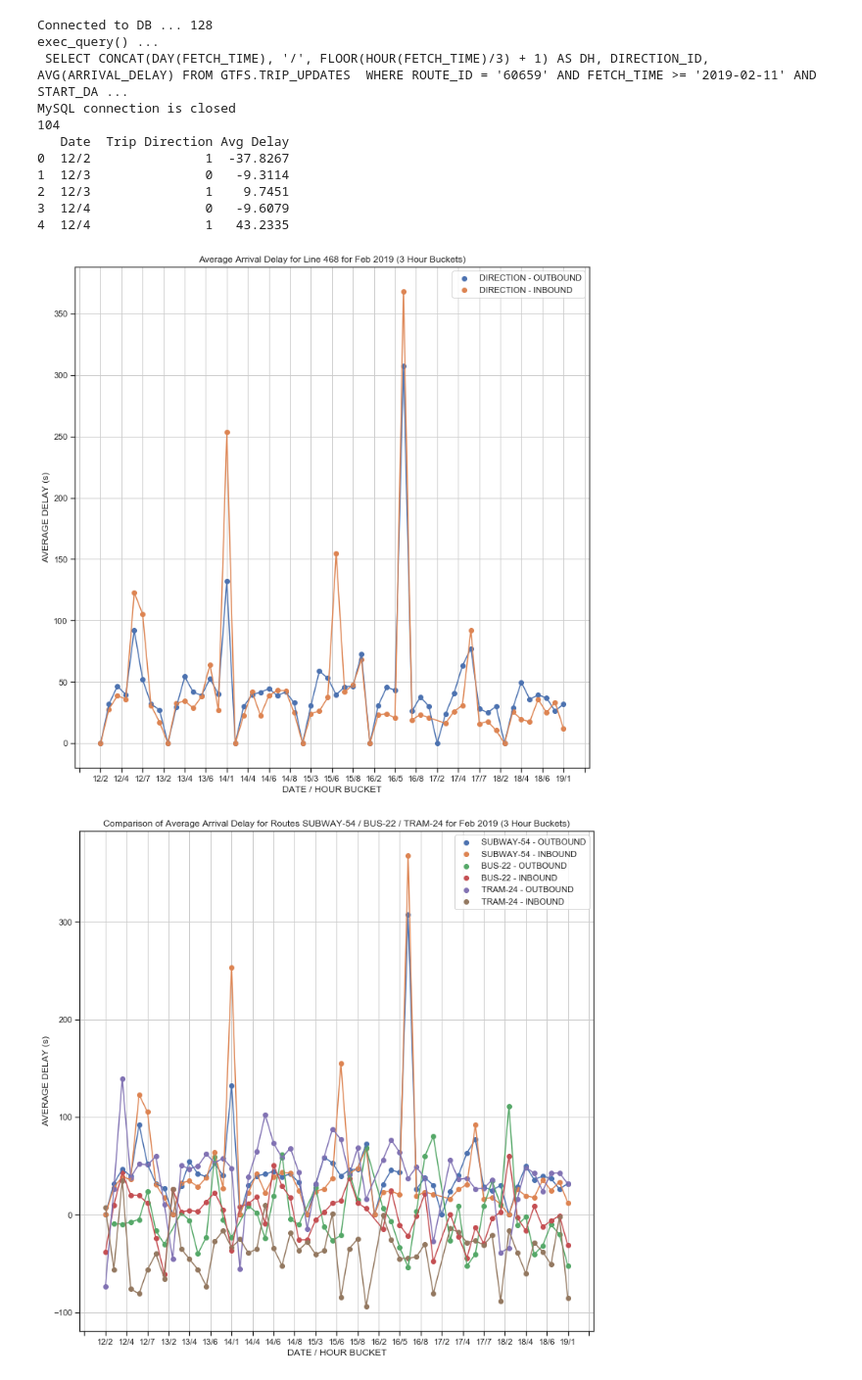
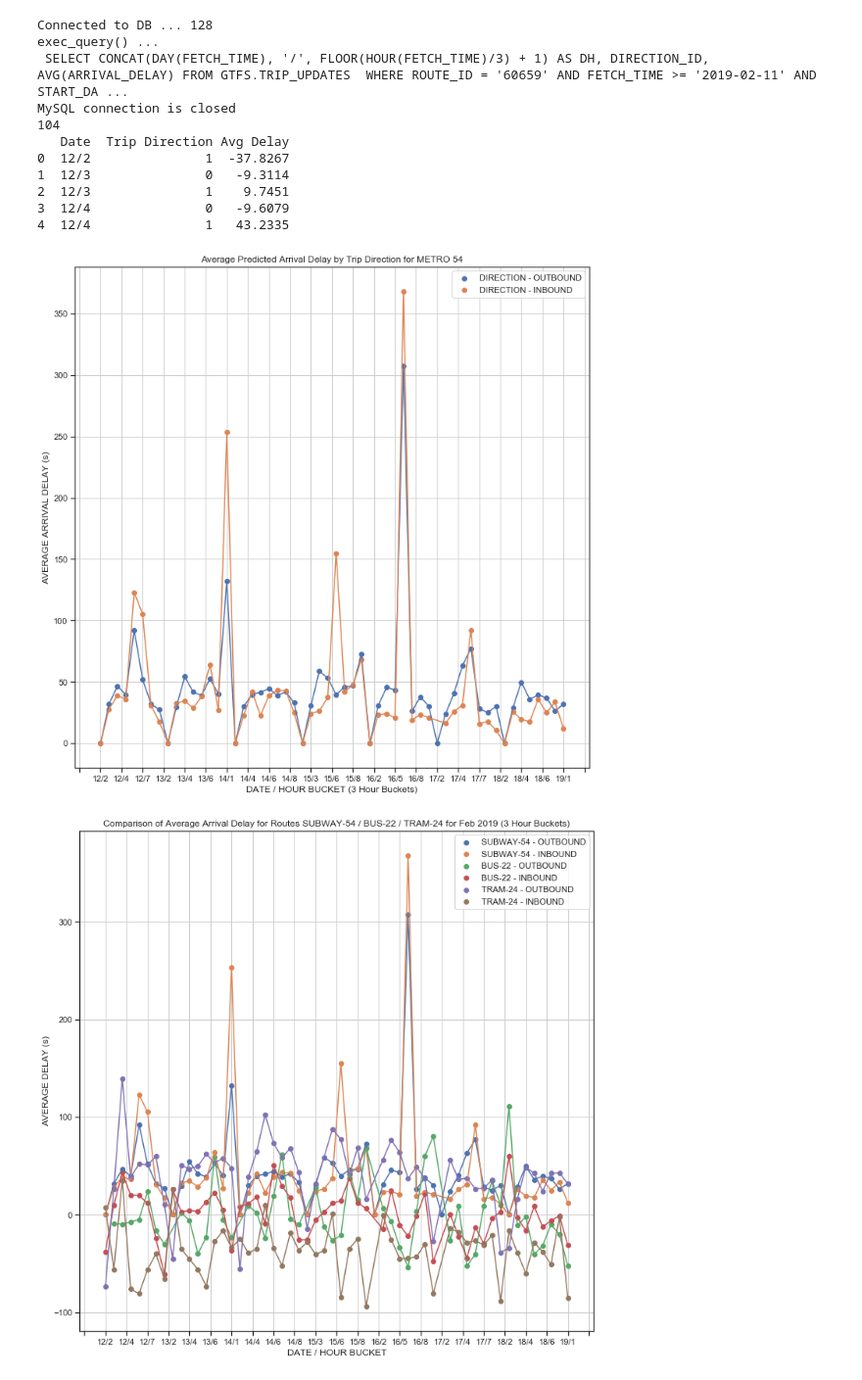
Before and after one commit to kakkaranupam/gtfs-code, a Jupyter notebook: Untitled.ipynb, the cells around one changed output. Shown at 98% size. Saved outputs shown, nothing was run; the diff lists cells and outputs as text; code cells hidden in the pictures.

```diff
--- a/Untitled.ipynb
+++ b/Untitled.ipynb
@@ -473,20 +536,20 @@ MySQL connection is closed
 # %%
 # fmri = sns.load_dataset("fmri")
 # print(fmri)
 fig, ax = plt.subplots(figsize=(12, 12))
 plt.scatter(line_468_haad[line_468_haad["Trip Direction"] == 0]["Date"], line_468_haad[line_468_haad["Trip Direction"] == 0]["Avg Delay"], label="DIRECTION - OUTBOUND")
 plt.scatter(line_468_haad[line_468_haad["Trip Direction"] == 1]["Date"], line_468_haad[line_468_haad["Trip Direction"] == 1]["Avg Delay"], label="DIRECTION - INBOUND")
 plt.legend()
 plt.plot(line_468_haad[line_468_haad["Trip Direction"] == 0]["Date"], line_468_haad[line_468_haad["Trip Direction"] == 0]["Avg Delay"], label=None)
 plt.plot(line_468_haad[line_468_haad["Trip Direction"] == 1]["Date"], line_468_haad[line_468_haad["Trip Direction"] == 1]["Avg Delay"], label=None)
 ax.xaxis.set_major_locator(plt.MaxNLocator(25))
-ax.set_xlabel("DATE / HOUR BUCKET")
-ax.set_ylabel("AVERAGE DELAY (s)")
-ax.set_title("Average Arrival Delay for Line 468 for Feb 2019 (3 Hour Buckets)")
+ax.set_xlabel("DATE / HOUR BUCKET (3 Hour Buckets)")
+ax.set_ylabel("AVERAGE ARRIVAL DELAY (s)")
+ax.set_title("Average Predicted Arrival Delay by Trip Direction for METRO 54")
 plt.grid()
 plt.show()
 # %% [output]
-[figure, old version]
+[figure, new version]
 # %%
 # fmri = sns.load_dataset("fmri")
 # print(fmri)
```
Also changed, not shown: parts of 21 cells of this notebook, 2 other files.
